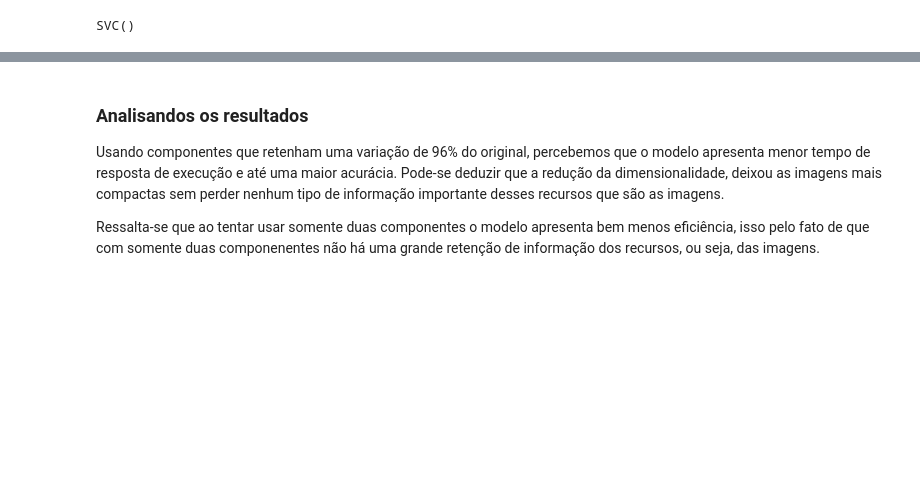
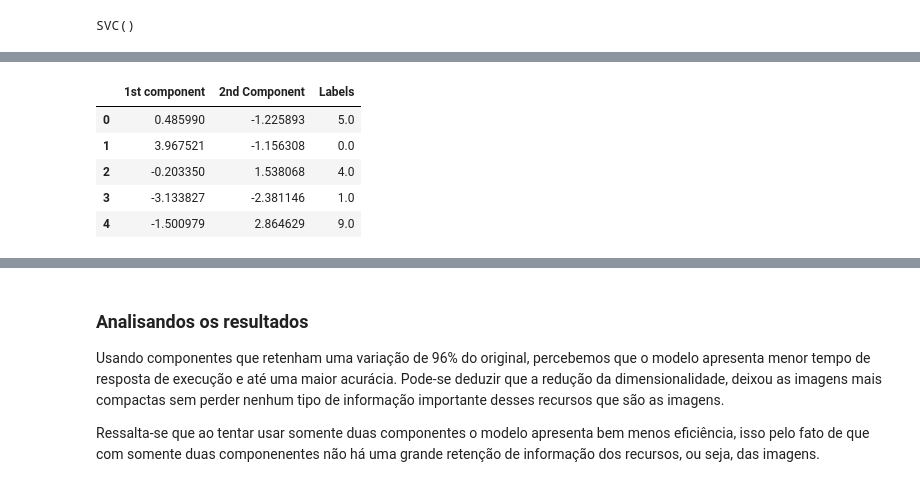
Before and after one commit to Ruann-01/Python_IA, a Jupyter notebook: Atividade 7/Atividade 7 - PCA.ipynb, the cells around one changed output, grey strips where cells are left out. Drawn from its saved outputs; the diff is of its cells as text; code cells hidden in the pictures; blank space fills up the shorter version.

```diff
--- a/Atividade 7/Atividade 7 - PCA.ipynb
+++ b/Atividade 7/Atividade 7 - PCA.ipynb
@@ -129,0 +132,12 @@ metrics.accuracy_score(y_test,y_pred_pca2)
+# %%
+stacking = np.vstack((X_train_pca2.T , y_train)).T
+dataframe = pd.DataFrame(data=stacking , columns=("1st component", "2nd Component" , "Labels"))
+
+dataframe.head(5)
+# %% [output]
+|  | 1st component | 2nd Component | Labels |
+| 0 | 0.485990 | -1.225893 | 5.0 |
+| 1 | 3.967521 | -1.156308 | 0.0 |
+| 2 | -0.203350 | 1.538068 | 4.0 |
+| 3 | -3.133827 | -2.381146 | 1.0 |
+| 4 | -1.500979 | 2.864629 | 9.0 |
```
Also changed, not shown: parts of 4 cells of this notebook.
